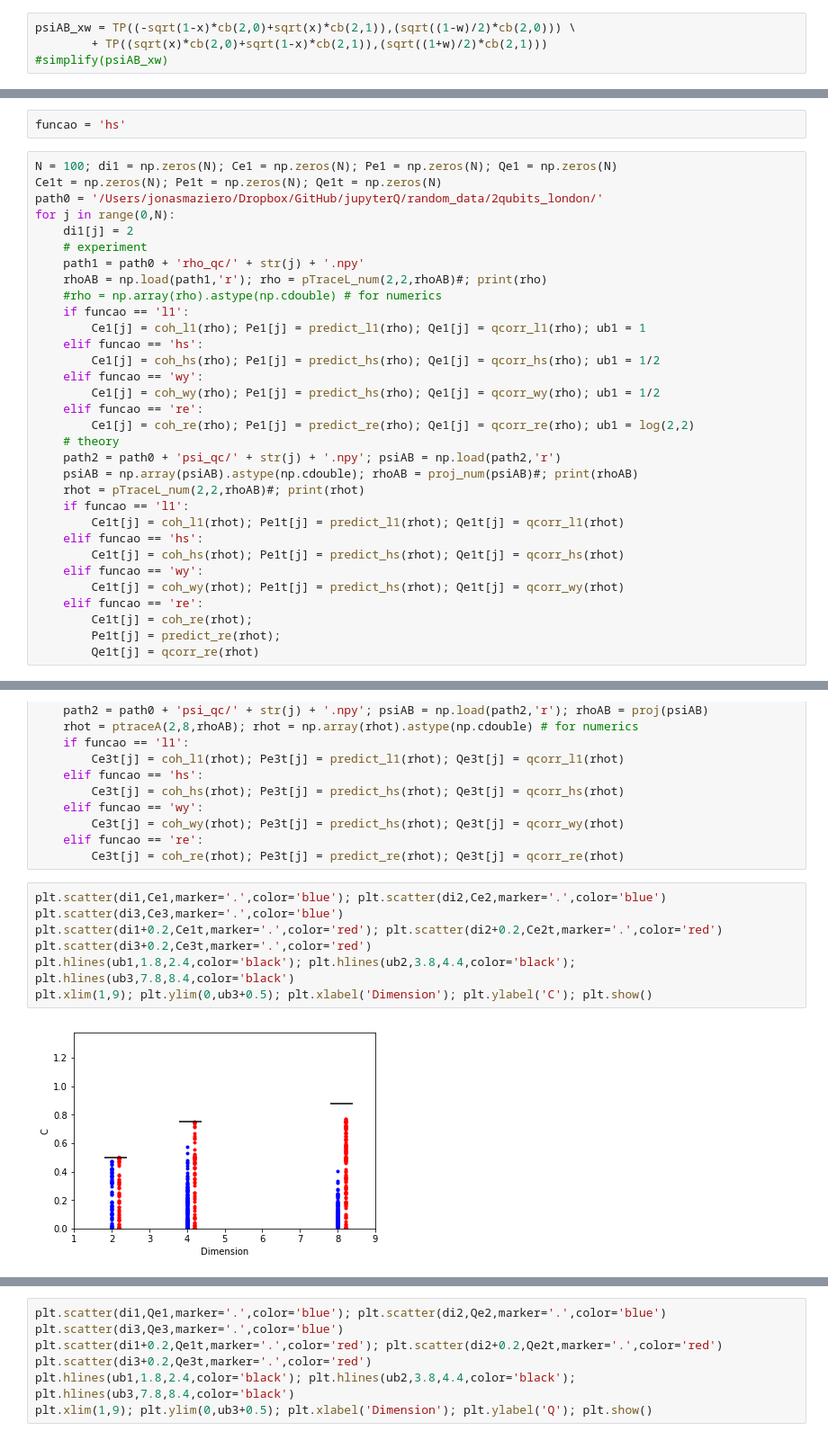
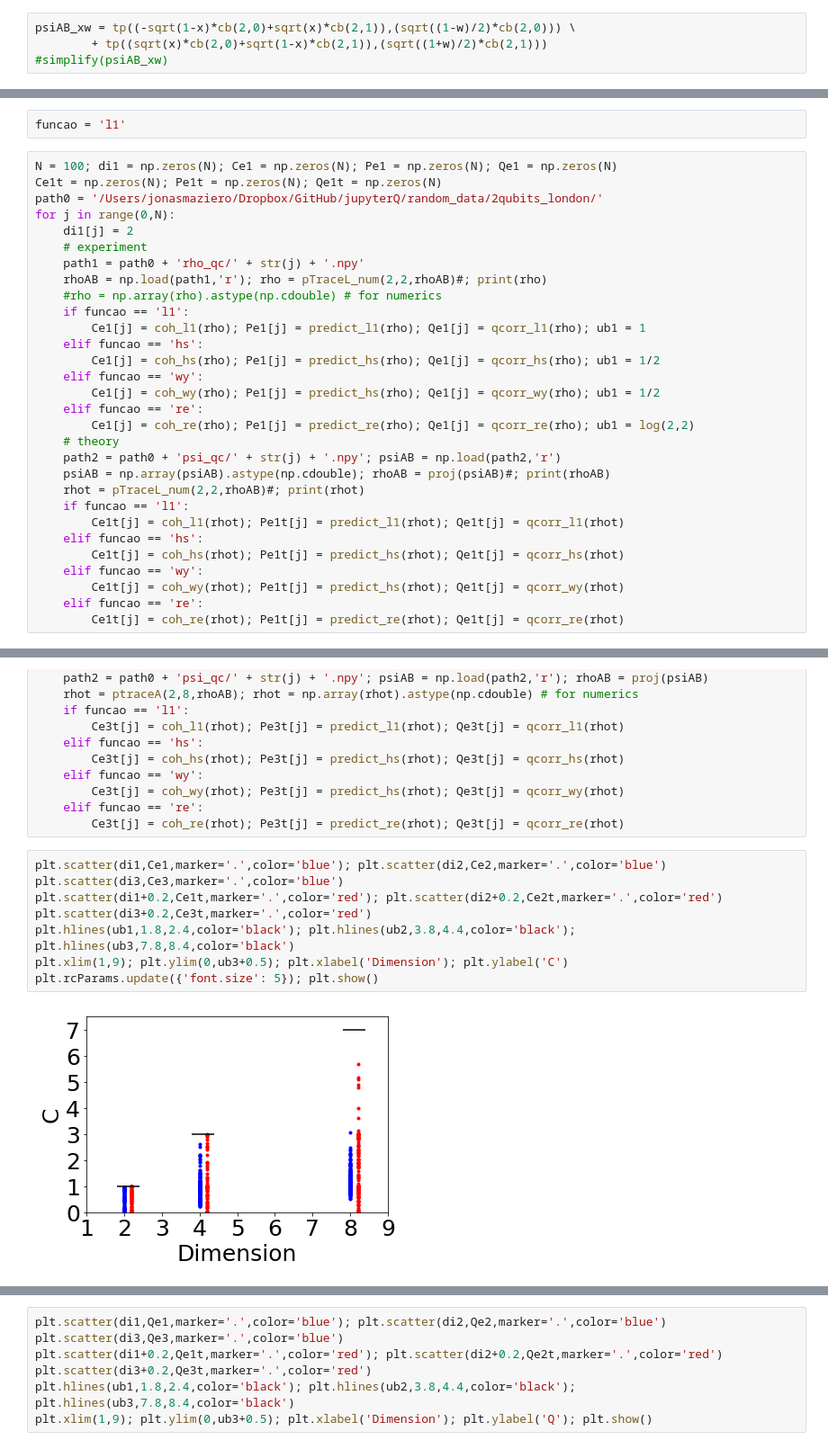
Before and after one commit to jonasmaziero/jupyterQ, a Jupyter notebook: coherence.ipynb, the cells around one changed output, grey strips where cells are left out. Shown at 90% size. Saved outputs shown, nothing was run; the diff lists cells and outputs as text.

```diff
--- a/coherence.ipynb
+++ b/coherence.ipynb
@@ -36,8 +36,8 @@ Purification
 |\psi\rangle_{AB} = (-\sqrt{1-x}|0\rangle_{A} + \sqrt{x}|1\rangle_{A})\otimes\sqrt{\frac{1-w}{2}}|0\rangle_{B}+ (\sqrt{x}|0\rangle_{A} + \sqrt{1-x}|1\rangle_{A})\otimes\sqrt{\frac{1+w}{2}}|1\rangle_{B}.
 \end{equation}
 # %%
-psiAB_xw = TP((-sqrt(1-x)*cb(2,0)+sqrt(x)*cb(2,1)),(sqrt((1-w)/2)*cb(2,0))) \
-        + TP((sqrt(x)*cb(2,0)+sqrt(1-x)*cb(2,1)),(sqrt((1+w)/2)*cb(2,1)))
+psiAB_xw = tp((-sqrt(1-x)*cb(2,0)+sqrt(x)*cb(2,1)),(sqrt((1-w)/2)*cb(2,0))) \
+        + tp((sqrt(x)*cb(2,0)+sqrt(1-x)*cb(2,1)),(sqrt((1+w)/2)*cb(2,1)))
 #simplify(psiAB_xw)
 # %%
 rhoAB_xw = proj(psiAB_xw)#; simplify(rhoAB_xw)
@@ -302,7 +302,7 @@ ax.scatter3D(w,x,C+P+Q-0.02); ax.scatter3D(we,xe,Ce+Pe+Qe);  ax.view_init(30,25)
 # %% [markdown]
 # IBMQE tests: Random states
 # %%
-funcao = 'hs'
+funcao = 'l1'
 # %%
 N = 100; di1 = np.zeros(N); Ce1 = np.zeros(N); Pe1 = np.zeros(N); Qe1 = np.zeros(N)
 Ce1t = np.zeros(N); Pe1t = np.zeros(N); Qe1t = np.zeros(N)
@@ -323,7 +323,7 @@ for j in range(0,N):
         Ce1[j] = coh_re(rho); Pe1[j] = predict_re(rho); Qe1[j] = qcorr_re(rho); ub1 = log(2,2)
     # theory
     path2 = path0 + 'psi_qc/' + str(j) + '.npy'; psiAB = np.load(path2,'r')
-    psiAB = np.array(psiAB).astype(np.cdouble); rhoAB = proj_num(psiAB)#; print(rhoAB)
+    psiAB = np.array(psiAB).astype(np.cdouble); rhoAB = proj(psiAB)#; print(rhoAB)
     rhot = pTraceL_num(2,2,rhoAB)#; print(rhot)
     if funcao == 'l1':
         Ce1t[j] = coh_l1(rhot); Pe1t[j] = predict_l1(rhot); Qe1t[j] = qcorr_l1(rhot)
@@ -332,9 +332,7 @@ for j in range(0,N):
     elif funcao == 'wy':
         Ce1t[j] = coh_wy(rhot); Pe1t[j] = predict_hs(rhot); Qe1t[j] = qcorr_wy(rhot)
     elif funcao == 're':
-        Ce1t[j] = coh_re(rhot);
-        Pe1t[j] = predict_re(rhot);
-        Qe1t[j] = qcorr_re(rhot)
+        Ce1t[j] = coh_re(rhot); Pe1t[j] = predict_re(rhot); Qe1t[j] = qcorr_re(rhot)
 # %%
 N = 150; di2 = np.zeros(N); Ce2 = np.zeros(N); Pe2 = np.zeros(N); Qe2 = np.zeros(N)
 Ce2t = np.zeros(N); Pe2t = np.zeros(N); Qe2t = np.zeros(N)
@@ -395,12 +393,13 @@ for j in range(0,N):
 # %%
 plt.scatter(di1,Ce1,marker='.',color='blue'); plt.scatter(di2,Ce2,marker='.',color='blue')
 plt.scatter(di3,Ce3,marker='.',color='blue')
 plt.scatter(di1+0.2,Ce1t,marker='.',color='red'); plt.scatter(di2+0.2,Ce2t,marker='.',color='red')
 plt.scatter(di3+0.2,Ce3t,marker='.',color='red')
 plt.hlines(ub1,1.8,2.4,color='black'); plt.hlines(ub2,3.8,4.4,color='black'); plt.hlines(ub3,7.8,8.4,color='black')
-plt.xlim(1,9); plt.ylim(0,ub3+0.5); plt.xlabel('Dimension'); plt.ylabel('C'); plt.show()
+plt.xlim(1,9); plt.ylim(0,ub3+0.5); plt.xlabel('Dimension'); plt.ylabel('C')
+plt.rcParams.update({'font.size': 5}); plt.show()
 # %% [output]
-[figure, old version]
+[figure, new version]
 # %%
 plt.scatter(di1,Pe1,marker='.',color='blue'); plt.scatter(di2,Pe2,marker='.',color='blue')
 plt.scatter(di3,Pe3,marker='.',color='blue')
```
Also changed, not shown: parts of 4 cells of this notebook, 7 other files.
